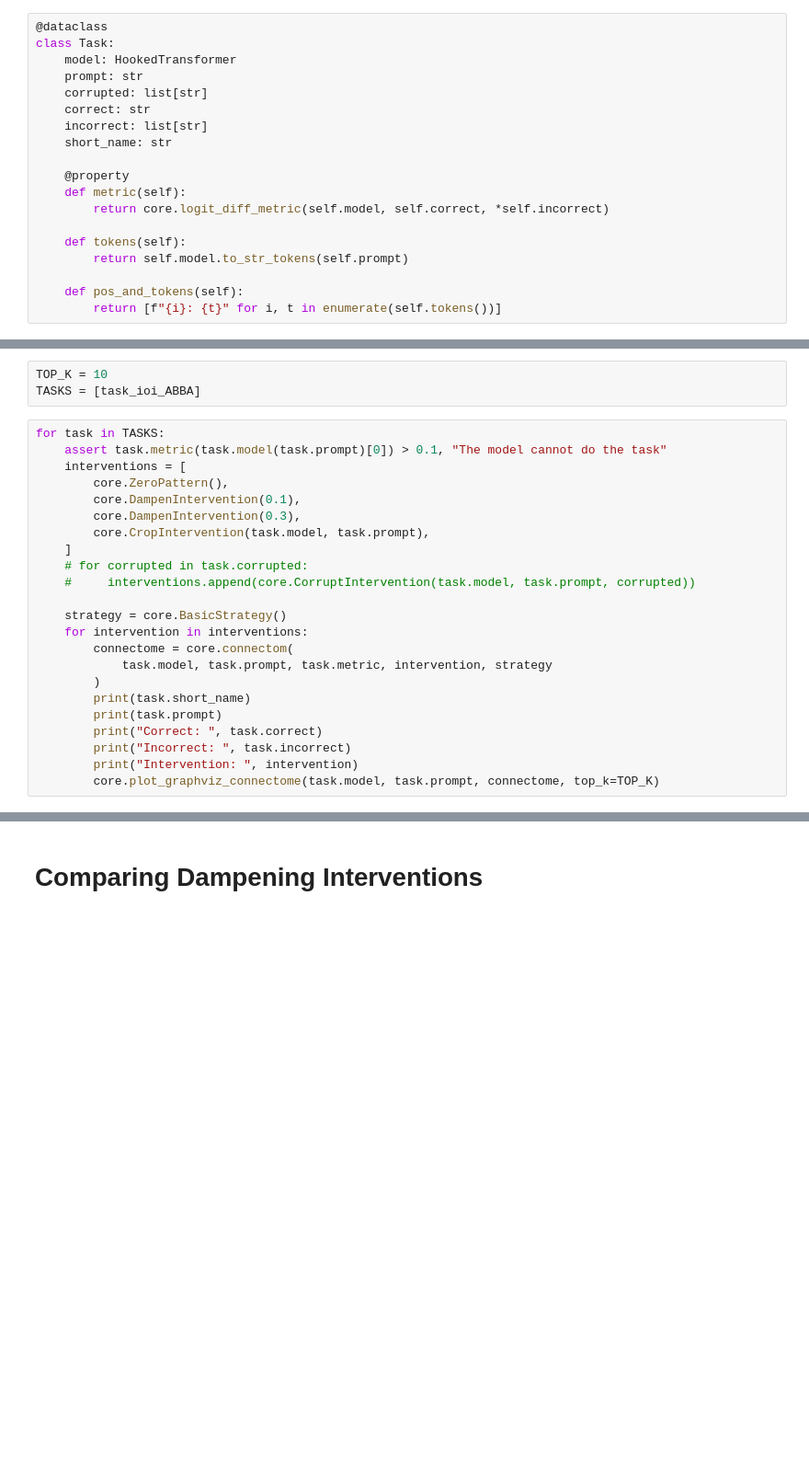
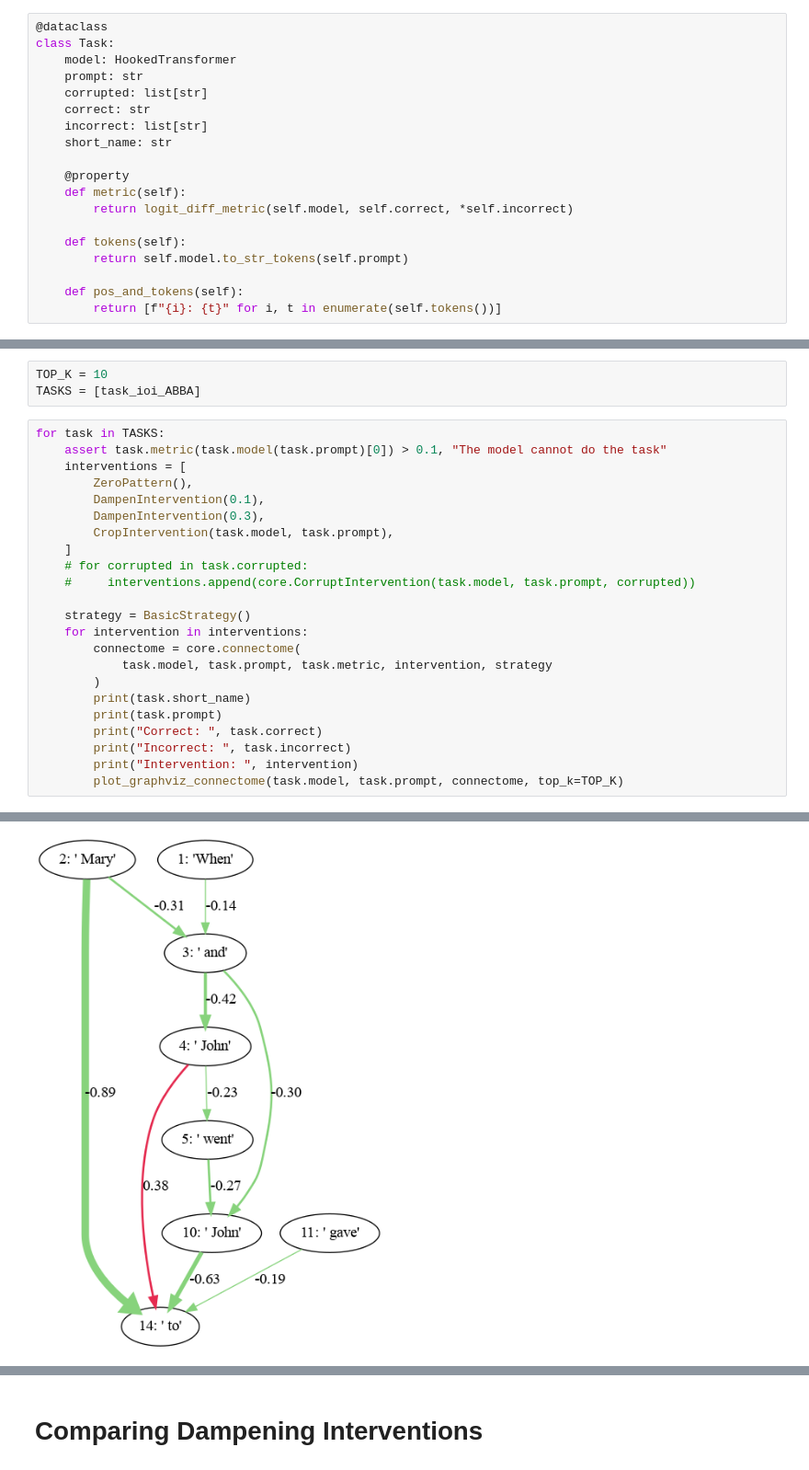
Before and after one commit to Felhof/connectome, a Jupyter notebook: comparision.ipynb, the cells around one changed output, grey strips where cells are left out. Shown at 92% size. Drawn from its saved outputs; the diff is of its cells as text; blank space fills up the shorter version.

```diff
--- a/comparision.ipynb
+++ b/comparision.ipynb
@@ -24,7 +40,7 @@ class Task:
 
     @property
     def metric(self):
-        return core.logit_diff_metric(self.model, self.correct, *self.incorrect)
+        return logit_diff_metric(self.model, self.correct, *self.incorrect)
 
     def tokens(self):
         return self.model.to_str_tokens(self.prompt)
@@ -92,17 +108,17 @@ TASKS = [task_ioi_ABBA]
 for task in TASKS:
     assert task.metric(task.model(task.prompt)[0]) > 0.1, "The model cannot do the task"
     interventions = [
-        core.ZeroPattern(),
-        core.DampenIntervention(0.1),
-        core.DampenIntervention(0.3),
-        core.CropIntervention(task.model, task.prompt),
+        ZeroPattern(),
+        DampenIntervention(0.1),
+        DampenIntervention(0.3),
+        CropIntervention(task.model, task.prompt),
     ]
     # for corrupted in task.corrupted:
     #     interventions.append(core.CorruptIntervention(task.model, task.prompt, corrupted))
 
-    strategy = core.BasicStrategy()
+    strategy = BasicStrategy()
     for intervention in interventions:
-        connectome = core.connectom(
+        connectome = core.connectome(
             task.model, task.prompt, task.metric, intervention, strategy
         )
         print(task.short_name)
@@ -110,4 +126,5 @@ for task in TASKS:
         print("Correct: ", task.correct)
         print("Incorrect: ", task.incorrect)
         print("Intervention: ", intervention)
-        core.plot_graphviz_connectome(task.model, task.prompt, connectome, top_k=TOP_K)
+        plot_graphviz_connectome(task.model, task.prompt, connectome, top_k=TOP_K)
+# %% [output]
@@ -113,0 +137 @@ for task in TASKS:
+[figure, added]
```
Also changed, not shown: parts of 7 cells of this notebook.
